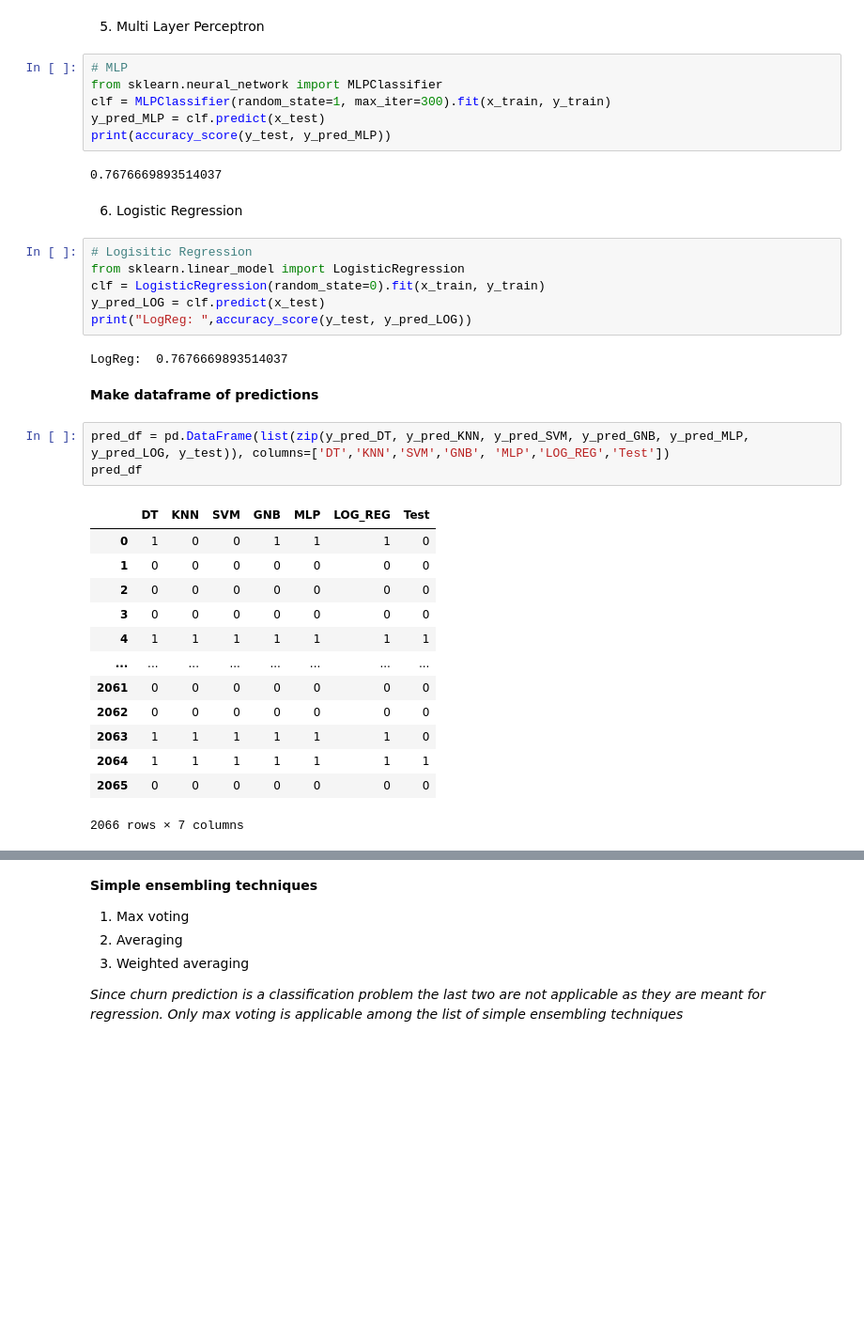
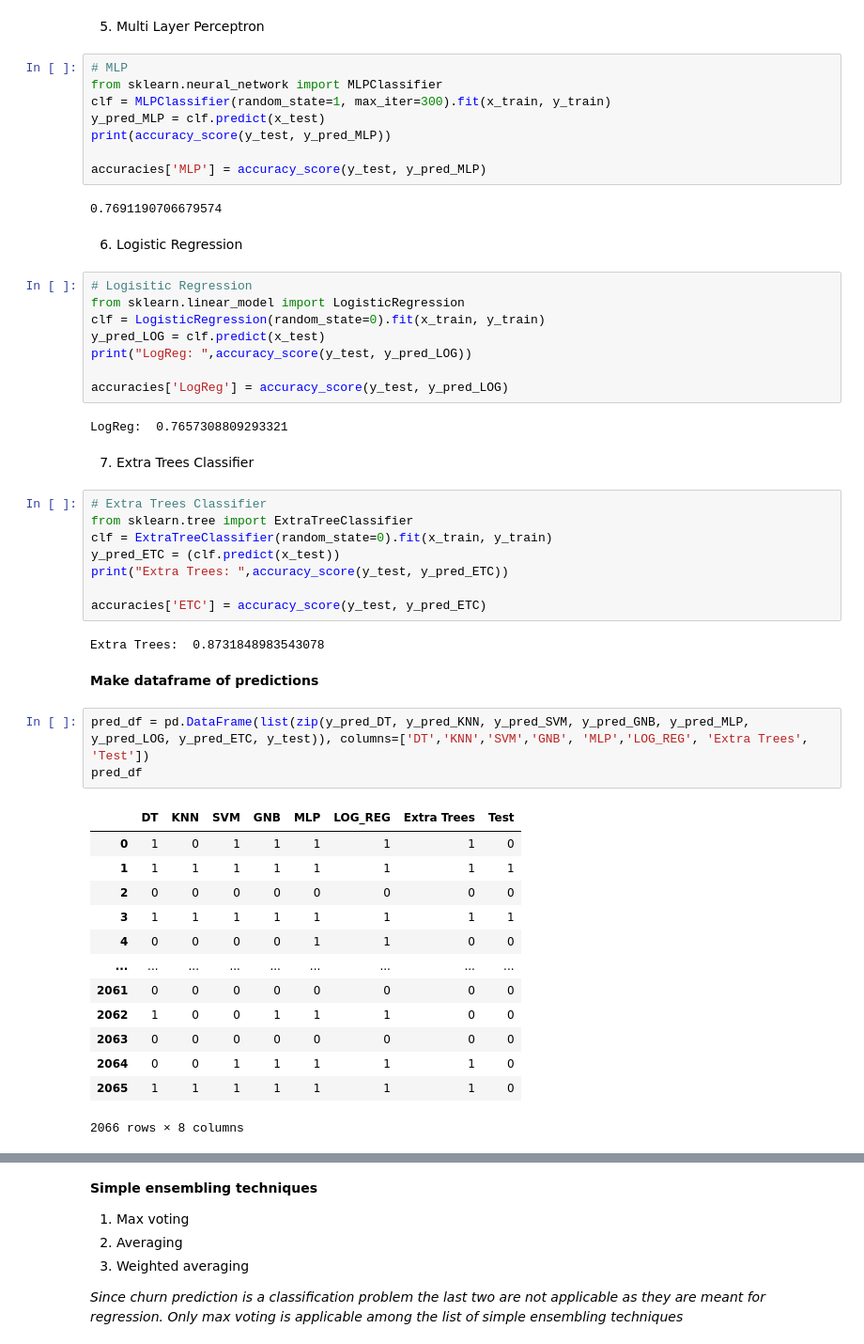
Before and after one commit to Shankar0x/CSE305_EnsembleChurnProject, a Jupyter notebook: main.ipynb, the cells around one changed output, grey strips where cells are left out. Shown at 94% size. Cells and saved outputs as stored; diff of their text form; blank space fills up the shorter version.

```diff
--- a/main.ipynb
+++ b/main.ipynb
@@ -949,8 +989,10 @@ from sklearn.neural_network import MLPClassifier
 clf = MLPClassifier(random_state=1, max_iter=300).fit(x_train, y_train)
 y_pred_MLP = clf.predict(x_test)
 print(accuracy_score(y_test, y_pred_MLP))
+
+accuracies['MLP'] = accuracy_score(y_test, y_pred_MLP)
 # %% [output]
-0.7676669893514037
+0.7691190706679574
 # %% [markdown]
 6. Logistic Regression
 # %%
@@ -959,24 +1001,38 @@ from sklearn.linear_model import LogisticRegression
 clf = LogisticRegression(random_state=0).fit(x_train, y_train)
 y_pred_LOG = clf.predict(x_test)
 print("LogReg: ",accuracy_score(y_test, y_pred_LOG))
+
+accuracies['LogReg'] = accuracy_score(y_test, y_pred_LOG)
 # %% [output]
-LogReg:  0.7676669893514037
+LogReg:  0.7657308809293321
+# %% [markdown]
+7. Extra Trees Classifier
+# %%
+# Extra Trees Classifier
+from sklearn.tree import ExtraTreeClassifier
+clf = ExtraTreeClassifier(random_state=0).fit(x_train, y_train)
+y_pred_ETC = (clf.predict(x_test))
+print("Extra Trees: ",accuracy_score(y_test, y_pred_ETC))
+
+accuracies['ETC'] = accuracy_score(y_test, y_pred_ETC)
+# %% [output]
+Extra Trees:  0.8731848983543078
 # %% [markdown]
 <b> Make dataframe of predictions
 # %%
-pred_df = pd.DataFrame(list(zip(y_pred_DT, y_pred_KNN, y_pred_SVM, y_pred_GNB, y_pred_MLP, y_pred_LOG, y_test)), columns=['DT','KNN','SVM','GNB', 'MLP','LOG_REG','Test'])
+pred_df = pd.DataFrame(list(zip(y_pred_DT, y_pred_KNN, y_pred_SVM, y_pred_GNB, y_pred_MLP, y_pred_LOG, y_pred_ETC, y_test)), columns=['DT','KNN','SVM','GNB', 'MLP','LOG_REG', 'Extra Trees', 'Test'])
 pred_df
 # %% [output]
-|  | DT | KNN | SVM | GNB | MLP | LOG_REG | Test |
-| 0 | 1 | 0 | 0 | 1 | 1 | 1 | 0 |
-| 1 | 0 | 0 | 0 | 0 | 0 | 0 | 0 |
-| 2 | 0 | 0 | 0 | 0 | 0 | 0 | 0 |
-| 3 | 0 | 0 | 0 | 0 | 0 | 0 | 0 |
-| 4 | 1 | 1 | 1 | 1 | 1 | 1 | 1 |
-| ... | ... | ... | ... | ... | ... | ... | ... |
-| 2061 | 0 | 0 | 0 | 0 | 0 | 0 | 0 |
-| 2062 | 0 | 0 | 0 | 0 | 0 | 0 | 0 |
-| 2063 | 1 | 1 | 1 | 1 | 1 | 1 | 0 |
-| 2064 | 1 | 1 | 1 | 1 | 1 | 1 | 1 |
-| 2065 | 0 | 0 | 0 | 0 | 0 | 0 | 0 |
+|  | DT | KNN | SVM | GNB | MLP | LOG_REG | Extra Trees | Test |
+| 0 | 1 | 0 | 1 | 1 | 1 | 1 | 1 | 0 |
+| 1 | 1 | 1 | 1 | 1 | 1 | 1 | 1 | 1 |
+| 2 | 0 | 0 | 0 | 0 | 0 | 0 | 0 | 0 |
+| 3 | 1 | 1 | 1 | 1 | 1 | 1 | 1 | 1 |
+| 4 | 0 | 0 | 0 | 0 | 1 | 1 | 0 | 0 |
+| ... | ... | ... | ... | ... | ... | ... | ... | ... |
+| 2061 | 0 | 0 | 0 | 0 | 0 | 0 | 0 | 0 |
+| 2062 | 1 | 0 | 0 | 1 | 1 | 1 | 0 | 0 |
+| 2063 | 0 | 0 | 0 | 0 | 0 | 0 | 0 | 0 |
+| 2064 | 0 | 0 | 1 | 1 | 1 | 1 | 1 | 0 |
+| 2065 | 1 | 1 | 1 | 1 | 1 | 1 | 1 | 0 |
-2066 rows × 7 columns
+2066 rows × 8 columns
```
Also changed, not shown: parts of 58 cells of this notebook, 4 other files.
